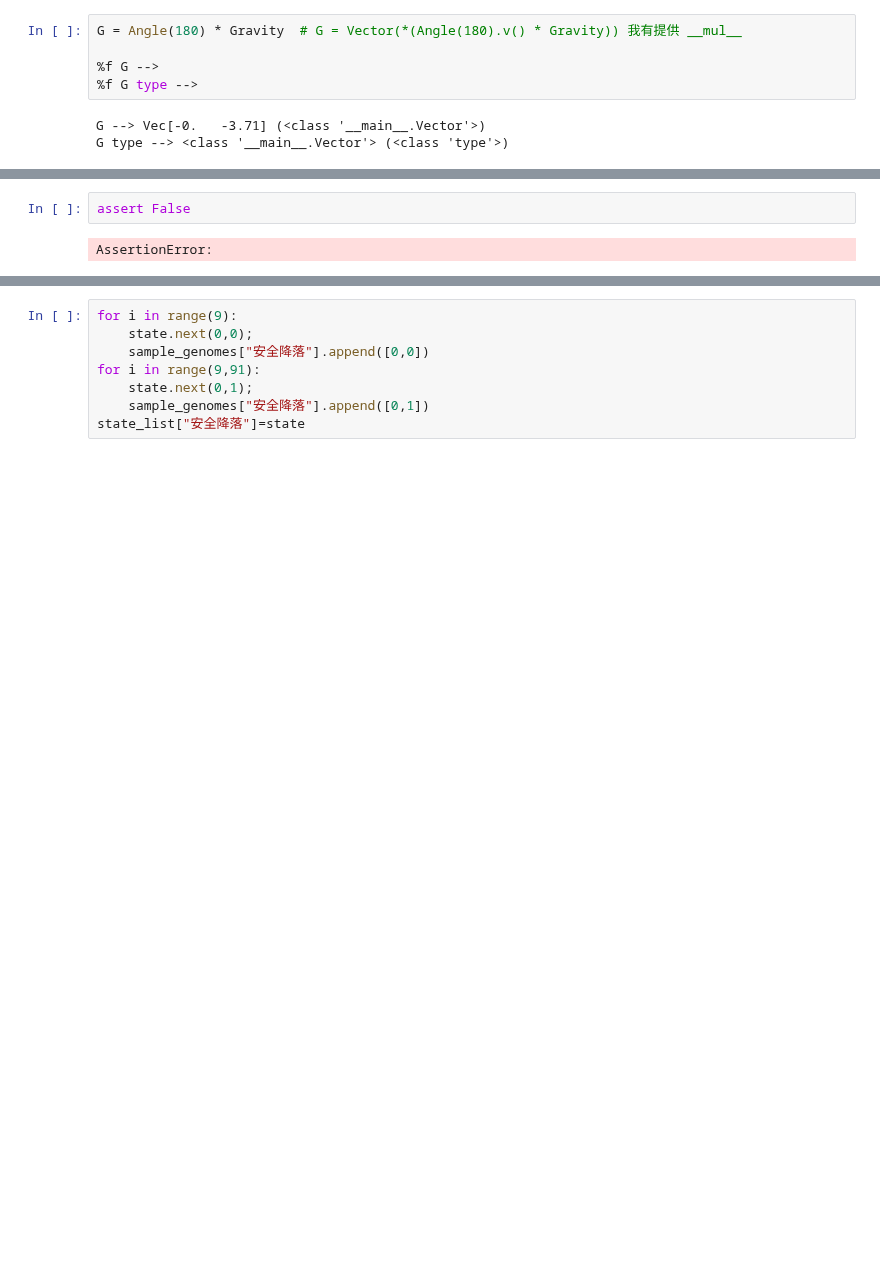
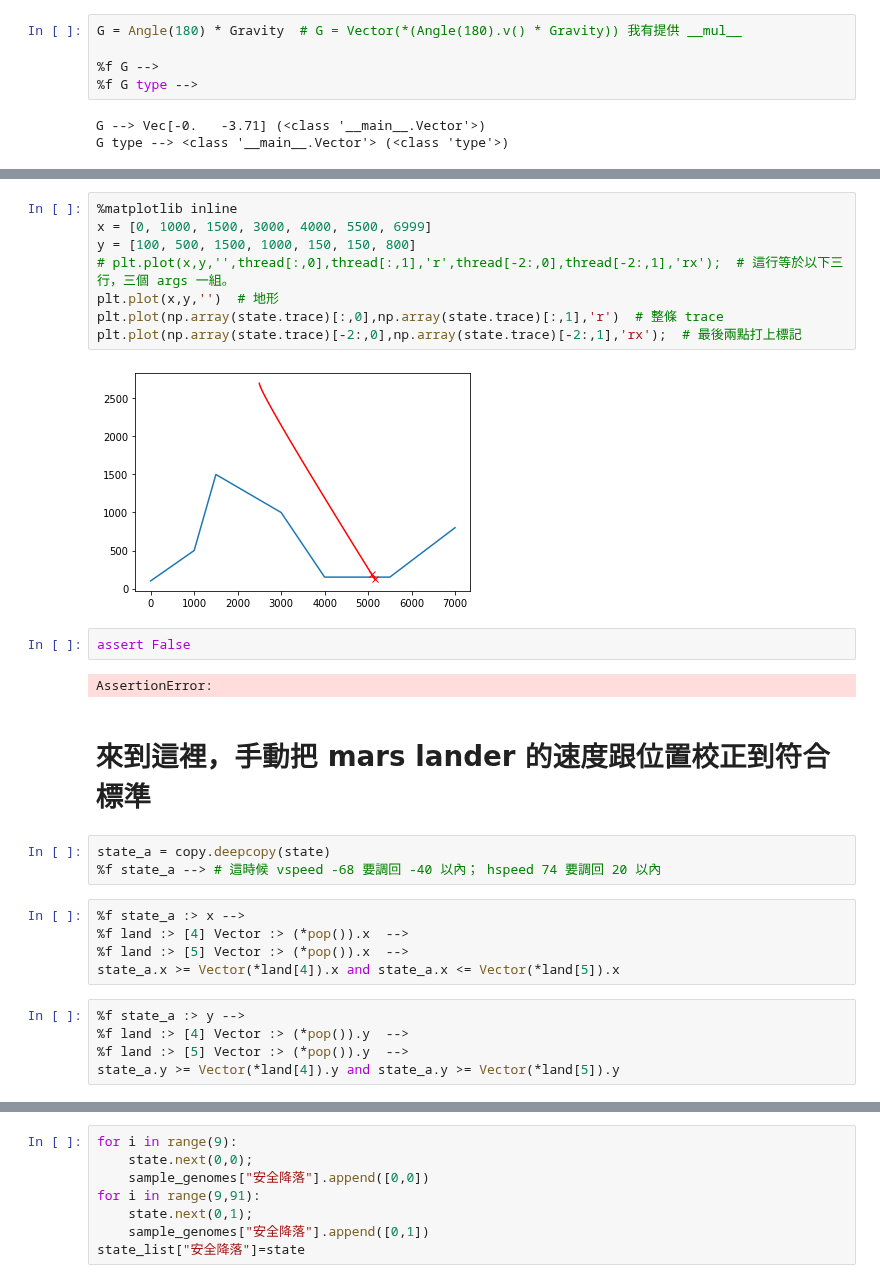
Before and after one commit to hcchengithub/MarsLander, a Jupyter notebook: episode-2/SA Mars Lander Episode-2.ipynb, the cells around one changed output, grey strips where cells are left out. Saved outputs shown, nothing was run; the diff lists cells and outputs as text; blank space fills up the shorter version.

```diff
--- a/episode-2/SA Mars Lander Episode-2.ipynb
+++ b/episode-2/SA Mars Lander Episode-2.ipynb
@@ -310,4 +288,29 @@ state :> trace --> [[2500, 2700], [2500.129409522551, 2698.6274629131444], [2500
+# %%
+%matplotlib inline
+x = [0, 1000, 1500, 3000, 4000, 5500, 6999]
+y = [100, 500, 1500, 1000, 150, 150, 800]
+# plt.plot(x,y,'',thread[:,0],thread[:,1],'r',thread[-2:,0],thread[-2:,1],'rx');  # 這行等於以下三行，三個 args 一組。
+plt.plot(x,y,'')  # 地形
+plt.plot(np.array(state.trace)[:,0],np.array(state.trace)[:,1],'r')  # 整條 trace
+plt.plot(np.array(state.trace)[-2:,0],np.array(state.trace)[-2:,1],'rx');  # 最後兩點打上標記
+# %% [output]
+[figure, added]
 # %%
 assert False
 # %% [output]
 AssertionError:
+# %% [markdown]
+# 來到這裡，手動把 mars lander 的速度跟位置校正到符合標準
+# %%
+state_a = copy.deepcopy(state)
+%f state_a --> # 這時候 vspeed -68 要調回 -40 以內； hspeed 74 要調回 20 以內
+# %%
+%f state_a :> x -->
+%f land :> [4] Vector :> (*pop()).x  -->
+%f land :> [5] Vector :> (*pop()).x  -->
+state_a.x >= Vector(*land[4]).x and state_a.x <= Vector(*land[5]).x
+# %%
+%f state_a :> y -->
+%f land :> [4] Vector :> (*pop()).y  -->
+%f land :> [5] Vector :> (*pop()).y  -->
+state_a.y >= Vector(*land[4]).y and state_a.y >= Vector(*land[5]).y
```
Also changed, not shown: parts of 17 cells of this notebook.
